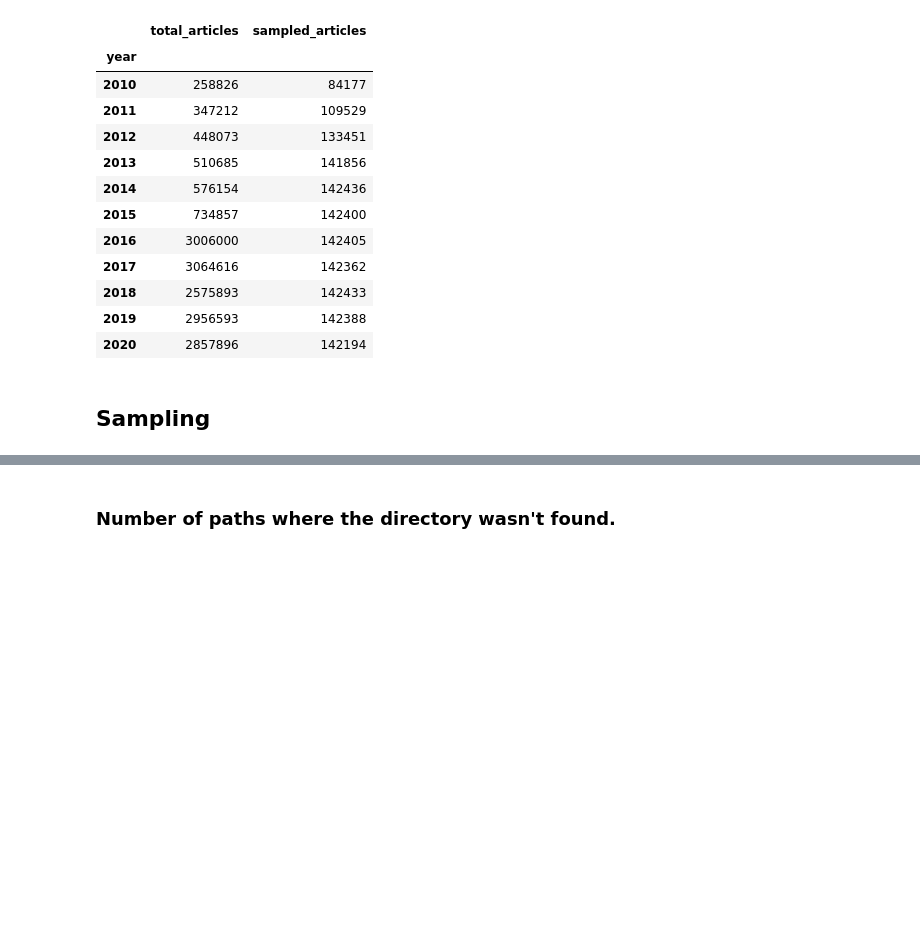
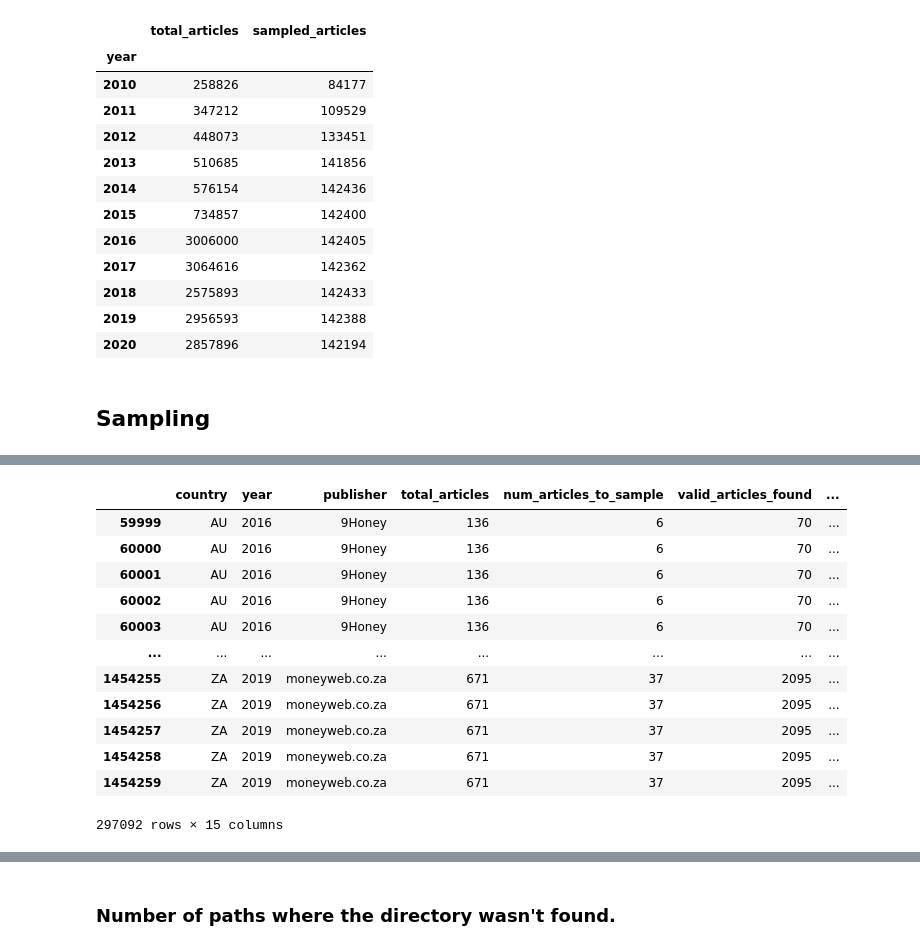
Before and after one commit to mbmackenzie/peace-speech-project, a Jupyter notebook: Export Sampled Data.ipynb, the cells around one changed output, grey strips where cells are left out. Saved outputs shown, nothing was run; the diff lists cells and outputs as text; code cells hidden in the pictures; blank space fills up the shorter version.

```diff
--- a/Export Sampled Data.ipynb
+++ b/Export Sampled Data.ipynb
@@ -226,0 +278,16 @@ big_publisher_sampling.merge(
+# %%
+sanity_check_df[~sanity_check_df.articles_in_folder_check]
+# %% [output]
+|  | country | year | publisher | total_articles | num_articles_to_sample | valid_articles_found | ... |
+| 59999 | AU | 2016 | 9Honey | 136 | 6 | 70 | ... |
+| 60000 | AU | 2016 | 9Honey | 136 | 6 | 70 | ... |
+| 60001 | AU | 2016 | 9Honey | 136 | 6 | 70 | ... |
+| 60002 | AU | 2016 | 9Honey | 136 | 6 | 70 | ... |
+| 60003 | AU | 2016 | 9Honey | 136 | 6 | 70 | ... |
+| ... | ... | ... | ... | ... | ... | ... | ... |
+| 1454255 | ZA | 2019 | moneyweb.co.za | 671 | 37 | 2095 | ... |
+| 1454256 | ZA | 2019 | moneyweb.co.za | 671 | 37 | 2095 | ... |
+| 1454257 | ZA | 2019 | moneyweb.co.za | 671 | 37 | 2095 | ... |
+| 1454258 | ZA | 2019 | moneyweb.co.za | 671 | 37 | 2095 | ... |
+| 1454259 | ZA | 2019 | moneyweb.co.za | 671 | 37 | 2095 | ... |
+297092 rows × 15 columns
```
Also changed, not shown: parts of 12 cells of this notebook, 10 other files.
